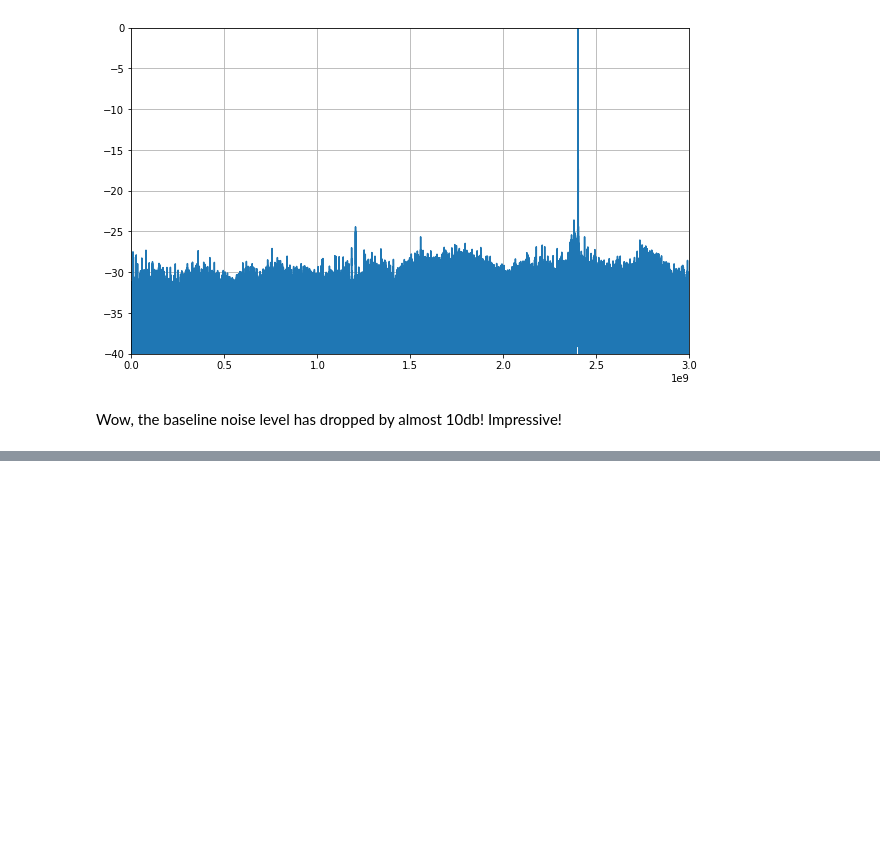
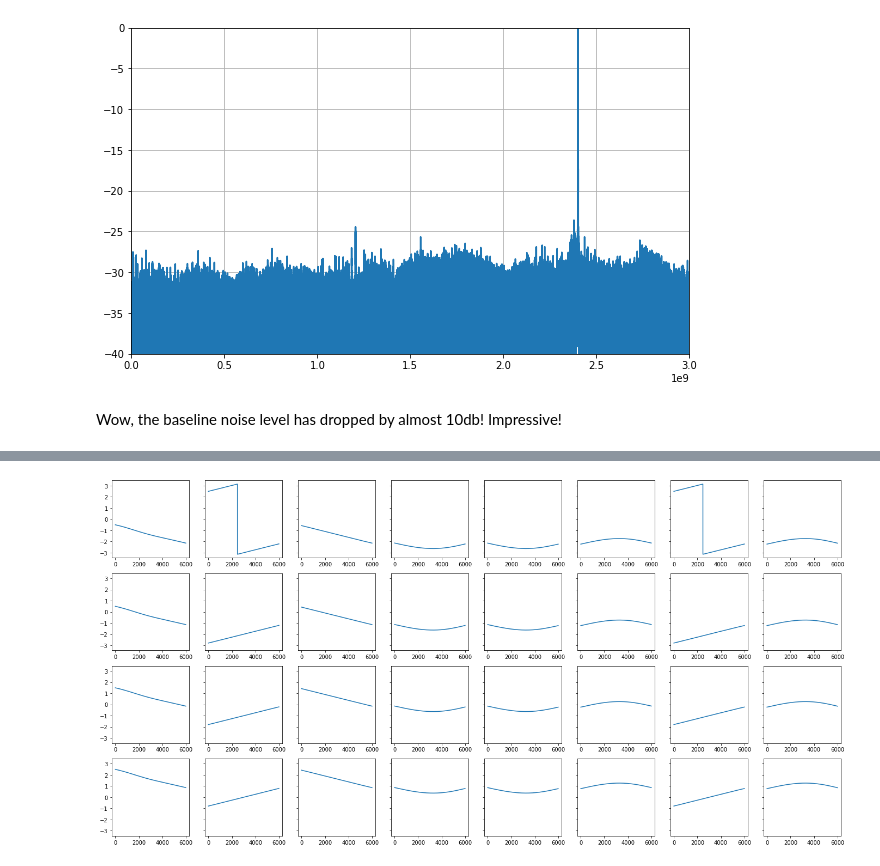
Before and after one commit to newhouseb/onebitbt, a Jupyter notebook: research/Transmission (WIP).ipynb, the cells around one changed output, grey strips where cells are left out. Cells and saved outputs as stored; diff of their text form; code cells hidden in the pictures; blank space fills up the shorter version.

Commit message:
Working on the symbol dictionaries

```diff
--- a/research/Transmission (WIP).ipynb
+++ b/research/Transmission (WIP).ipynb
@@ -457,0 +457,54 @@ print(opt_power, orig_power)
+# %%
+carrier_freq = 2.402e9
+sample_rate = 6e9
+symbol_rate = 1e6
+samples_per_symbol = int(sample_rate/symbol_rate)
+
+# Used to test that we've mapped things correctly.
+# Note that this returns the phase angle, not the output bits
+def demodulate_gmsk(sig, phase_offset=0):
+    I = make_carrier(freq=carrier_freq, sample_rate=sample_rate, samples=len(sig), phase=0 + phase_offset)
+    Q = make_carrier(freq=carrier_freq, sample_rate=sample_rate, samples=len(sig), phase=np.pi/2 + phase_offset)
+
+    # Mix down to (complex) baseband
+    down = sig*I + 1j*sig*Q
+
+    # Create a low pass filter at the symbol rate
+    sos = signal.butter(5, symbol_rate, 'low', fs=sample_rate, output='sos')
+    filtered_down = signal.sosfilt(sos, down)
+
+    # Take the phase angle of the baseband
+    return np.angle(filtered_down)
+
+
+# The sequence of bits to modulate
+seq = [0, 0, 0, 1, 1, 1,
+              0, 0, 1, 0, 1, 1,
+              0, 0,
+              1, 0, 1, 0, 1, 0,
+              0, 1,
+              1, 0, 1, 0, 0, 0]
+# The relevant samples to pull out and store in the dictionary
+samples = [1, 4, 7, 10, 14, 17, 22, 25]
+
+fig, axs = plt.subplots(4, 8, sharey=True, figsize=(24, 12))
+dictionary = np.zeros((4*8, samples_per_symbol))
+
+for q in range(4):
+    current_angle = [0, np.pi/2, np.pi, np.pi*3/2][q]
+
+    # Modu
+    modulated = simulateDSM(modulate_gmsk(seq, phase_offset=q, sample_rate=sample_rate), ntf_opti)[0]
+    demodulated = demodulate_gmsk(modulated, phase_offset=0)
+
+    n = 0
+    for i in samples:
+        offset = 0 #samples_per_symbol // 4
+        iqsymbol = modulated[samples_per_symbol*i + offset:samples_per_symbol*(i+1) + offset]
+        dictionary[q*8 + n,:] = iqsymbol
+        offset = 0 #samples_per_symbol // 2
+        axs[q, n].plot(demodulated[samples_per_symbol*i + offset:samples_per_symbol*(i+1) + offset])
+        #axs[q, n].plot(demodulate_gmsk(iqsymbol))
+        n += 1
+# %% [output]
+[figure, added]
```
Also changed, not shown: parts of 11 cells of this notebook.
